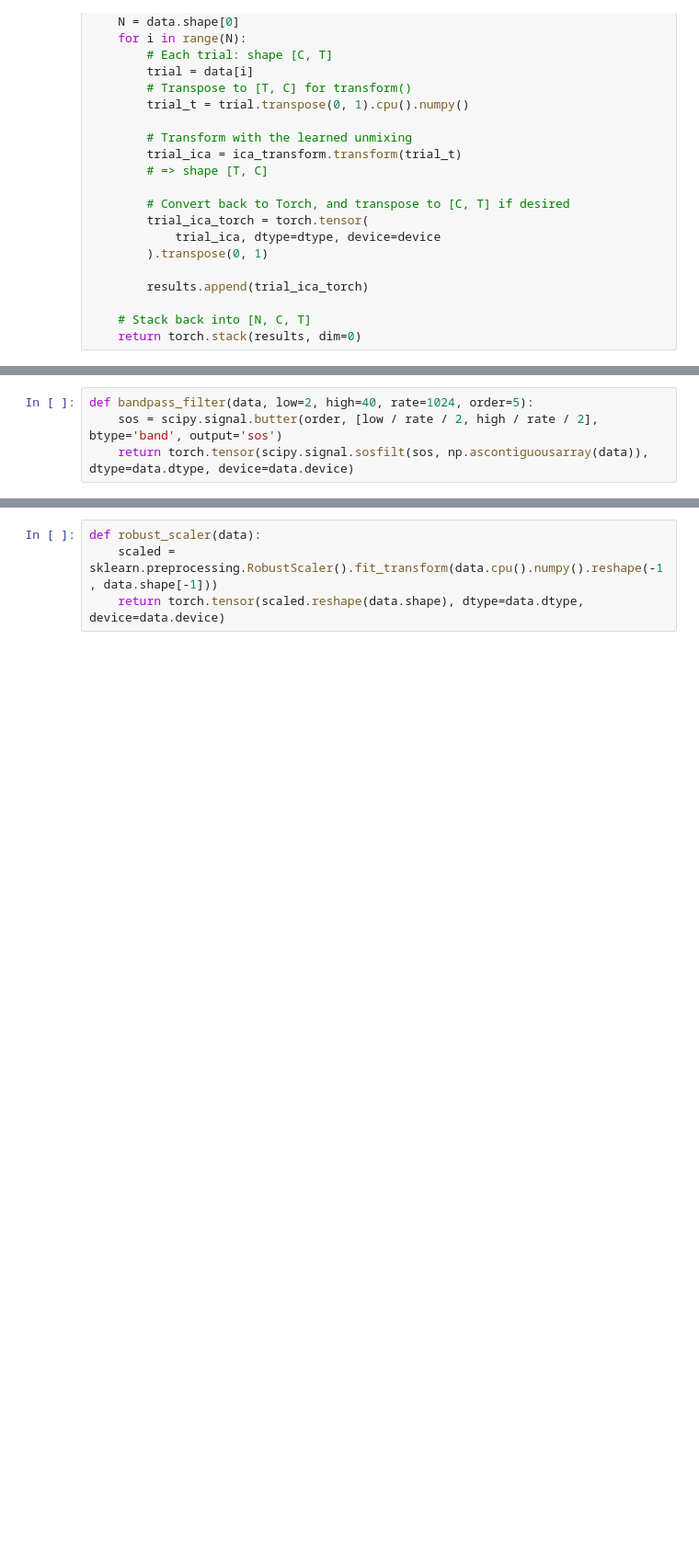
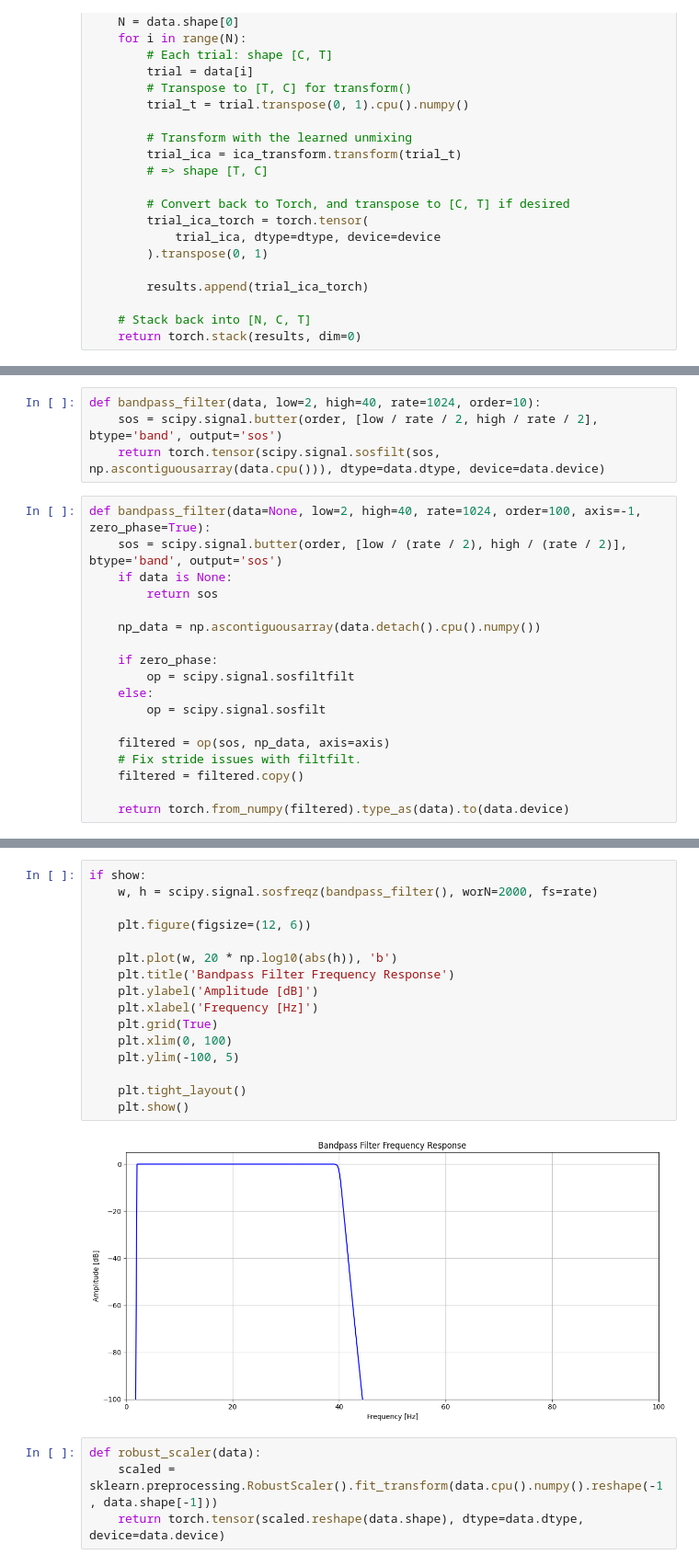
Before and after one commit to quadrater/eeg, a Jupyter notebook: Preprocessing.ipynb, the cells around one changed output, grey strips where cells are left out. Shown: that part at 92% size. Drawn from its saved outputs; the diff is of its cells as text; blank space fills up the shorter version.

```diff
--- a/Preprocessing.ipynb
+++ b/Preprocessing.ipynb
@@ -314,7 +315,25 @@ torch.Size([9315, 6, 512]) tensor([[ 7.7457e-04,  5.2590e-04,  3.4034e-04,  ...,
 # %%
-def bandpass_filter(data, low=2, high=40, rate=1024, order=5):
+def bandpass_filter(data, low=2, high=40, rate=1024, order=10):
     sos = scipy.signal.butter(order, [low / rate / 2, high / rate / 2], btype='band', output='sos')
-    return torch.tensor(scipy.signal.sosfilt(sos, np.ascontiguousarray(data)), dtype=data.dtype, device=data.device)
+    return torch.tensor(scipy.signal.sosfilt(sos, np.ascontiguousarray(data.cpu())), dtype=data.dtype, device=data.device)
+# %%
+def bandpass_filter(data=None, low=2, high=40, rate=1024, order=100, axis=-1, zero_phase=True):
+    sos = scipy.signal.butter(order, [low / (rate / 2), high / (rate / 2)], btype='band', output='sos')
+    if data is None:
+        return sos
+
+    np_data = np.ascontiguousarray(data.detach().cpu().numpy())
+
+    if zero_phase:
+        op = scipy.signal.sosfiltfilt
+    else:
+        op = scipy.signal.sosfilt
+
+    filtered = op(sos, np_data, axis=axis)
+    # Fix stride issues with filtfilt.
+    filtered = filtered.copy()
+
+    return torch.from_numpy(filtered).type_as(data).to(data.device)
 # %%
 if show:
     a = bandpass_filter(data)
@@ -335,3 +348,21 @@ torch.Size([9315, 6, 4096]) tensor([[-4.5239e-08, -4.8647e-07, -2.6267e-06,  ...
+# %%
+if show:
+    w, h = scipy.signal.sosfreqz(bandpass_filter(), worN=2000, fs=rate)
+
+    plt.figure(figsize=(12, 6))
+
+    plt.plot(w, 20 * np.log10(abs(h)), 'b')
+    plt.title('Bandpass Filter Frequency Response')
+    plt.ylabel('Amplitude [dB]')
+    plt.xlabel('Frequency [Hz]')
+    plt.grid(True)
+    plt.xlim(0, 100)
+    plt.ylim(-100, 5)
+
+    plt.tight_layout()
+    plt.show()
+# %% [output]
+[figure, added]
 # %%
 def robust_scaler(data):
     scaled = sklearn.preprocessing.RobustScaler().fit_transform(data.cpu().numpy().reshape(-1, data.shape[-1]))
```
Also changed, not shown: parts of 17 cells of this notebook, 4 other files.
